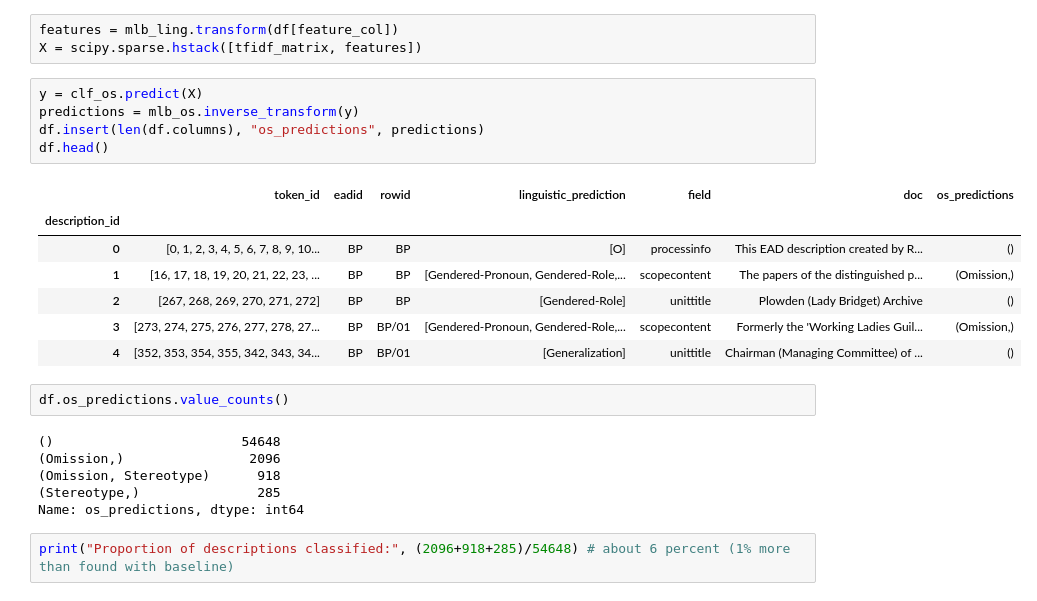
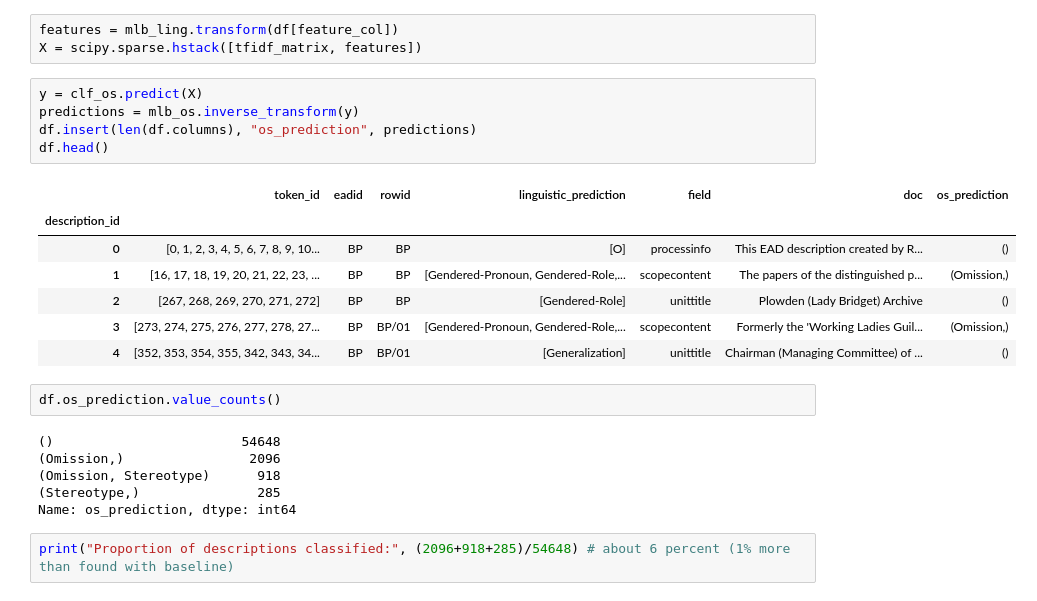
Before and after one commit to thegoose20/nusc, a Jupyter notebook: ling-os_clf.ipynb, the cells around one changed output. Cells and saved outputs as stored; diff of their text form.

```diff
--- a/ling-os_clf.ipynb
+++ b/ling-os_clf.ipynb
@@ -232,10 +234,10 @@ X = scipy.sparse.hstack([tfidf_matrix, features])
 # %%
 y = clf_os.predict(X)
 predictions = mlb_os.inverse_transform(y)
-df.insert(len(df.columns), "os_predictions", predictions)
+df.insert(len(df.columns), "os_prediction", predictions)
 df.head()
 # %% [output]
-|  | token_id | eadid | rowid | linguistic_prediction | field | doc | os_predictions |
+|  | token_id | eadid | rowid | linguistic_prediction | field | doc | os_prediction |
 | description_id |  |  |  |  |  |  |  |
 | 0 | [0, 1, 2, 3, 4, 5, 6, 7, 8, 9, 10... | BP | BP | [O] | processinfo | This EAD description created by R... | () |
 | 1 | [16, 17, 18, 19, 20, 21, 22, 23, ... | BP | BP | [Gendered-Pronoun, Gendered-Role,... | scopecontent | The papers of the distinguished p... | (Omission,) |
@@ -243,13 +245,13 @@ df.head()
 | 3 | [273, 274, 275, 276, 277, 278, 27... | BP | BP/01 | [Gendered-Pronoun, Gendered-Role,... | scopecontent | Formerly the 'Working Ladies Guil... | (Omission,) |
 | 4 | [352, 353, 354, 355, 342, 343, 34... | BP | BP/01 | [Generalization] | unittitle | Chairman (Managing Committee) of ... | () |
 # %%
-df.os_predictions.value_counts()
+df.os_prediction.value_counts()
 # %% [output]
 ()                        54648
 (Omission,)                2096
 (Omission, Stereotype)      918
 (Stereotype,)               285
-Name: os_predictions, dtype: int64
+Name: os_prediction, dtype: int64
 # %%
 print("Proportion of descriptions classified:", (2096+918+285)/54648) # about 6 percent (1% more than found with baseline)
 # %% [output]
```
Also changed, not shown: parts of 34 cells of this notebook, 1 other file.
